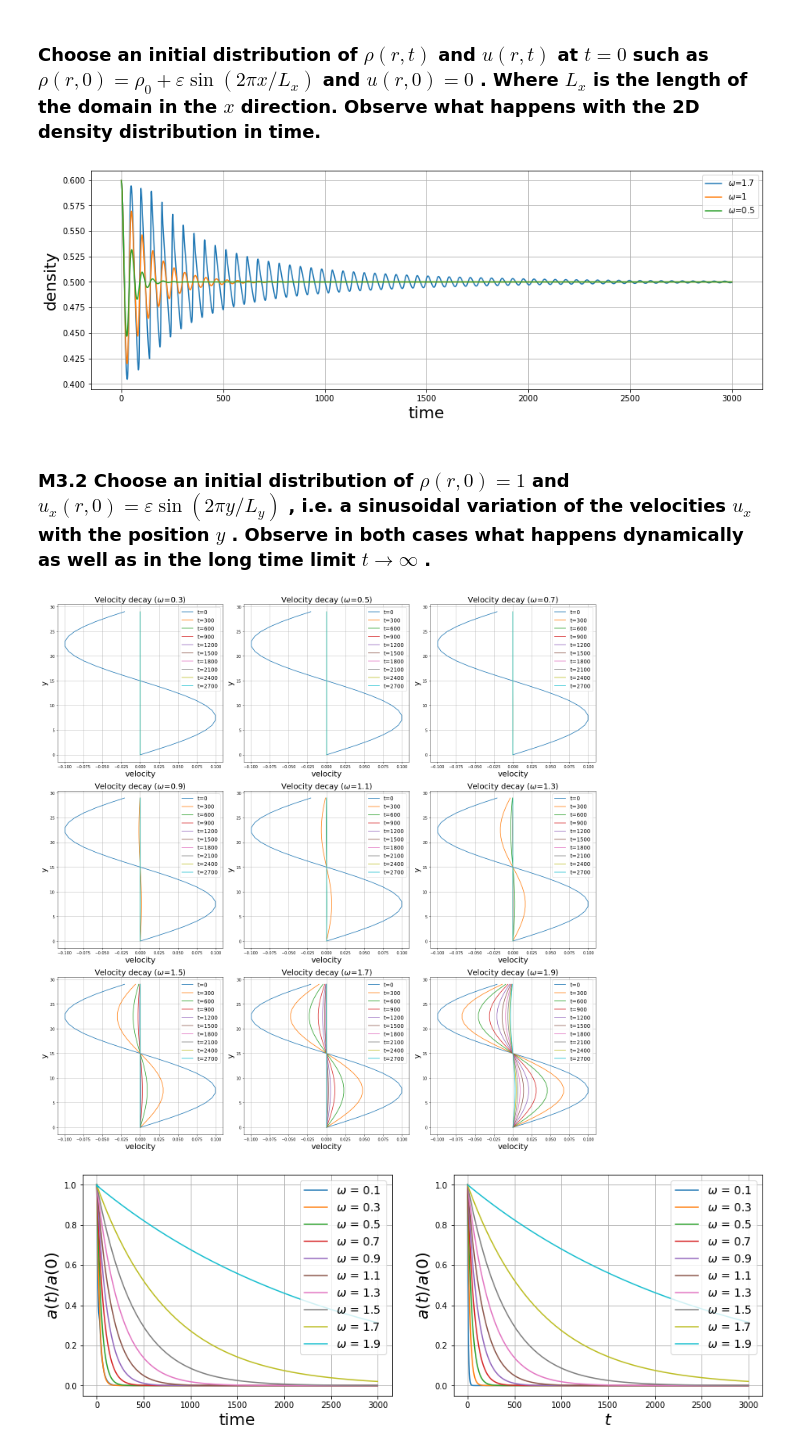
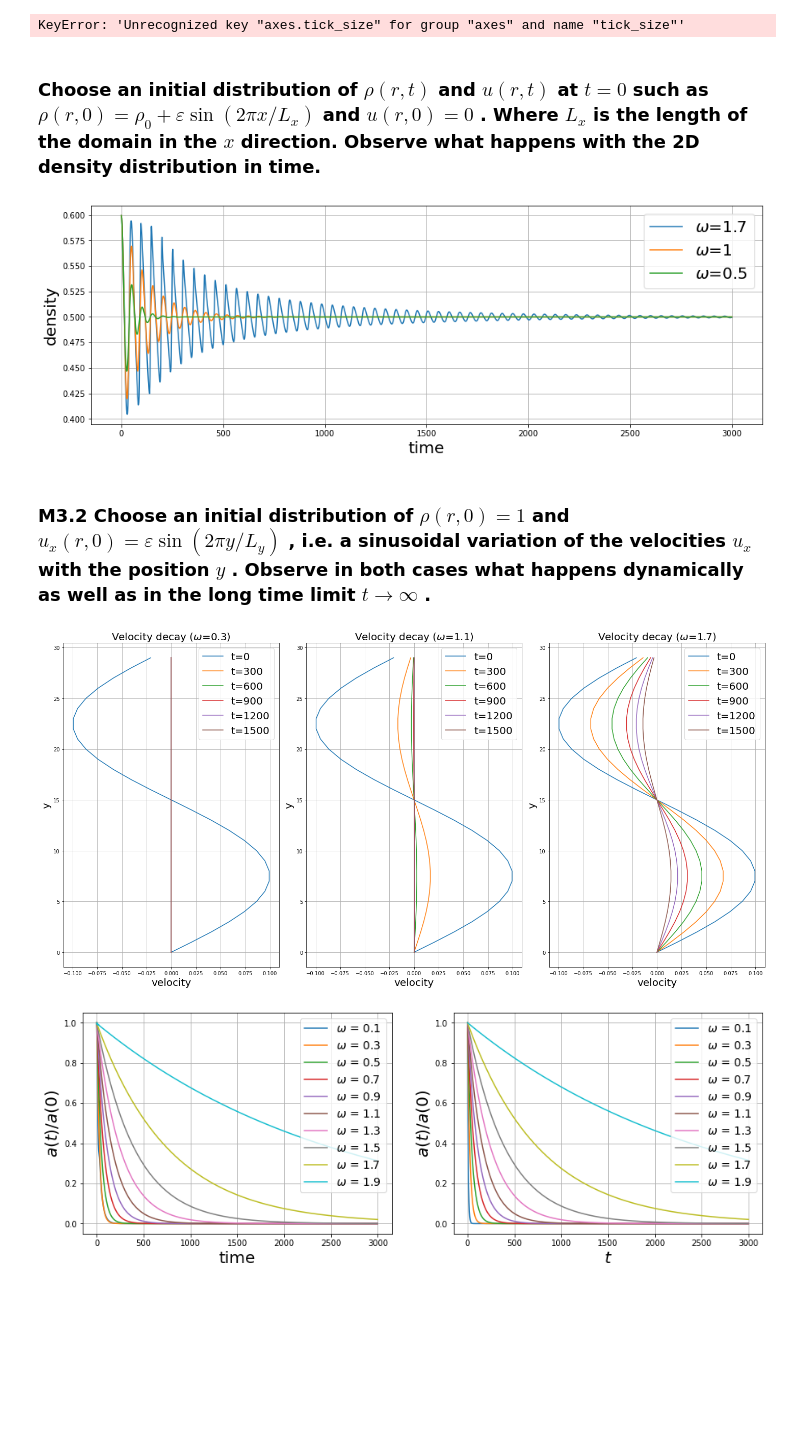
Before and after one commit to jonas27/pylbm, a Jupyter notebook: milestones/m3/m3.ipynb, the cells around one changed output. Saved outputs shown, nothing was run; the diff lists cells and outputs as text; code cells hidden in the pictures; blank space fills up the shorter version.

Commit message:
m3 update font size

```diff
--- a/milestones/m3/m3.ipynb
+++ b/milestones/m3/m3.ipynb
@@ -12,6 +12,10 @@ x_dim, y_dim = 30, 30
 font_size = 20
 plt.rc('axes', titlesize=font_size)
 plt.rc('axes', labelsize=font_size)
+
+fontsize_label = 20
+# %% [output]
+KeyError: 'Unrecognized key "axes.tick_size" for group "axes" and name "tick_size"'
 # %% [markdown]
 ### Choose an initial distribution of  $ρ(r,t)$  and  $u(r,t)$  at  $t=0$  such as  $ρ(r,0)=ρ_0+ε \sin(2πx / L_x)$  and  $u(r,0)=0$ . Where  $L_x$  is the length of the domain in the  $x$  direction. Observe what happens with the 2D density distribution in time.
 # %%
@@ -51,13 +55,13 @@ for o in [1.7,1,0.5]:
 ax.set_xlabel("time")
 ax.set_ylabel("density")
 # ax.set_title("Density decay, omega=0.5")
-ax.legend()
+ax.legend(fontsize=fontsize_label)
 ax.grid(True)
 lbm.save_fig(fig, 'm3-1-density-decay.pgf')
 plt.show()
 plt.close()
 # %% [output]
-[figure, old version]
+[figure, new version]
 # %% [markdown]
 ### M3.2 Choose an initial distribution of  $ρ(r,0)=1$  and  $u_x(r,0)=ε\sin(2πy / L_y)$ , i.e. a sinusoidal variation of the velocities  $u_x$  with the position  $y$ . Observe in both cases what happens dynamically as well as in the long time limit  $t→∞$ .
 # %%
@@ -96,30 +100,26 @@ for omega in omegas:
     amps_emp = np.array(amps_emp)
     amps_total.append([omega, amps_emp])
 # %%
-fig, ax = plt.subplots(figsize=(20,20))
+fig, ax = plt.subplots(figsize=(20,10))
 plt.axis('off')
-axs = fig.subplots(nrows=3, ncols=3)
-for i, velocities, omega in zip(np.arange(10)[1:]-1, velocities_print[:], omegas[1:]):
-    if i < 3:
-        ax = axs[0,i%3]
-    elif i<6:
-        ax = axs[1,i%3]
-    elif i<9:
-        ax = axs[2,i%3]
+axs = fig.subplots(nrows=1, ncols=3)
+indices = [1,5,8]
+vel_print = [velocities_print[i] for i in indices]
+for i, velocities, omega in zip(np.arange(3), vel_print, omegas[indices]):
+    ax = axs[i]
     ax.set_title("Velocity decay ($\omega$={})".format(str(omega)))
     ax.set_xlabel("velocity")
     ax.set_ylabel("y")
-    for v in velocities:
+    for v in velocities[:6]:
         ax.plot(v[0],np.arange(y_dim), label="t={}".format(v[1]))
-    # if i==0:
-    ax.legend(fontsize=14)
+    ax.legend(fontsize=fontsize_label)
     ax.grid()
 plt.tight_layout()
 lbm.save_fig(fig, 'm3-2-velocity-decay.pgf')
 plt.show()
 plt.close()
 # %% [output]
-[figure, old version]
+[figure, new version]
 # %%
 fig, ax = plt.subplots(figsize=(15,5))
 plt.axis('off')
```
Also changed, not shown: parts of 2 cells of this notebook, 4 other files.
